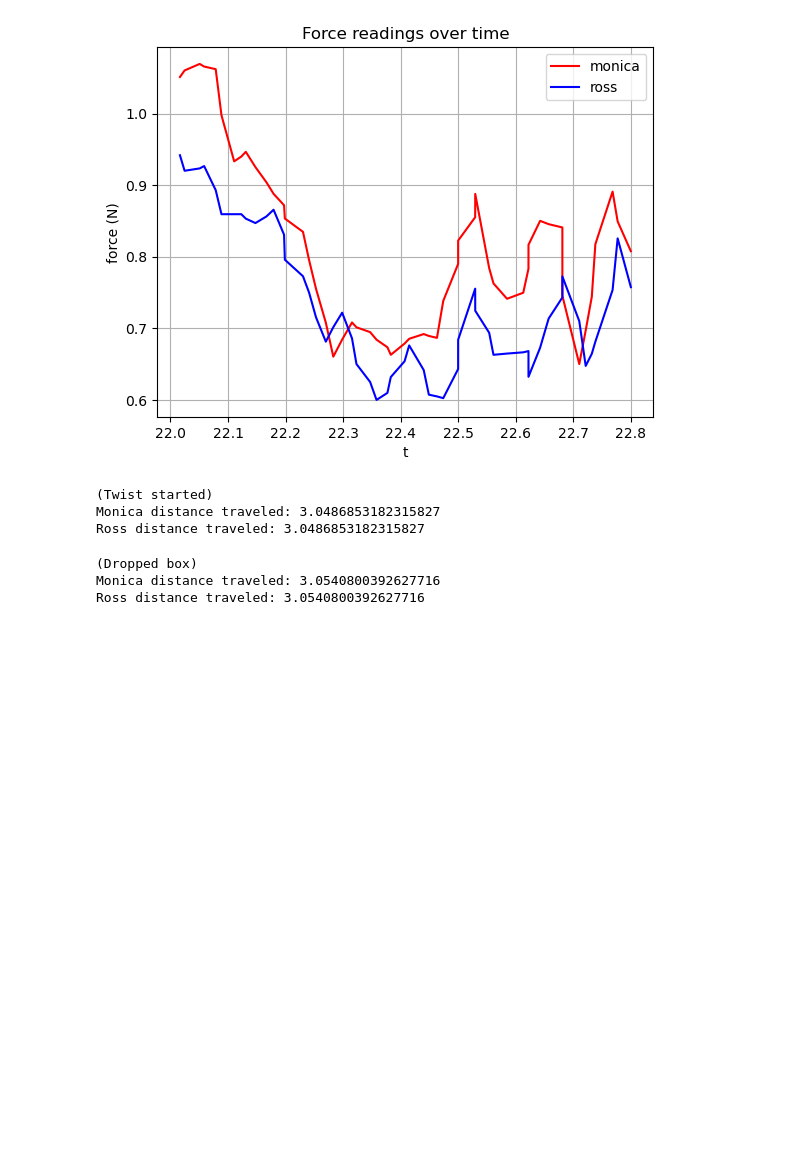
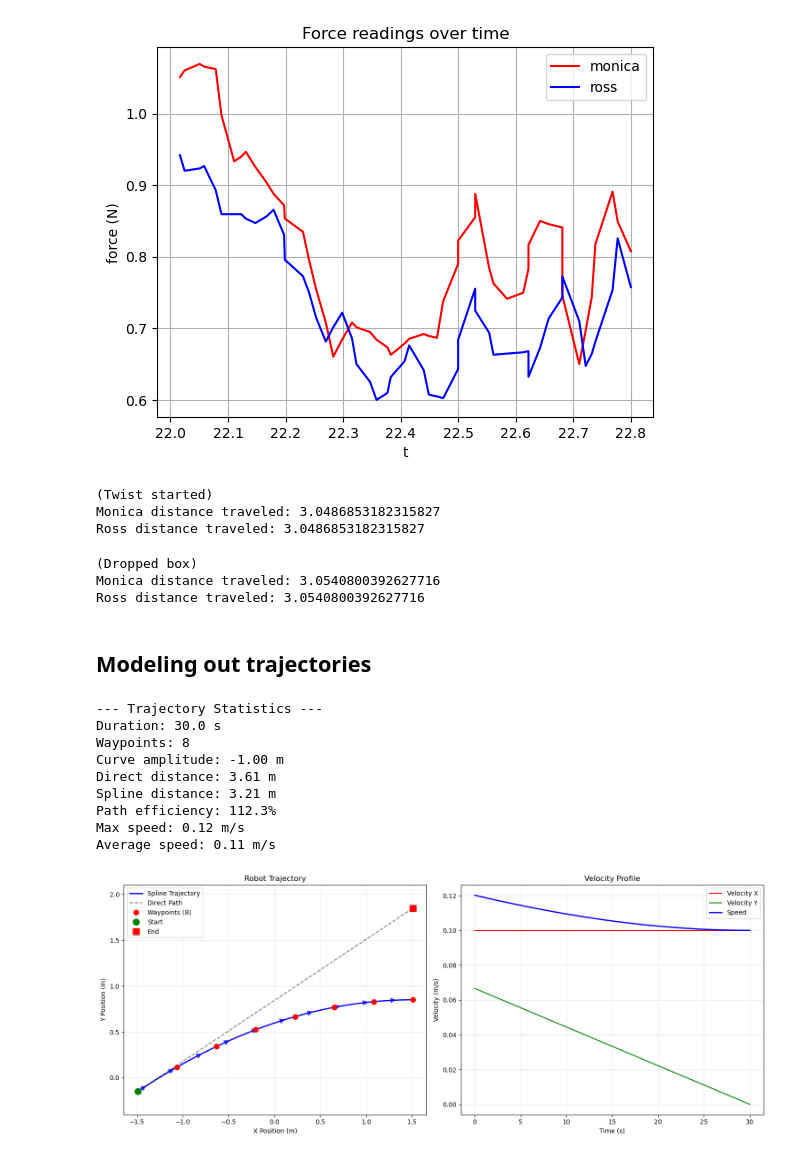
Before and after one commit to BCLab-UNM/MARIAM, a Jupyter notebook: analysis/vicon_experiments/vicon_experiments.ipynb, the cells around one changed output. Saved outputs shown, nothing was run; the diff lists cells and outputs as text; code cells hidden in the pictures; blank space fills up the shorter version.

Commit message:
added a section to plot spline trajectories

```diff
--- a/analysis/vicon_experiments/vicon_experiments.ipynb
+++ b/analysis/vicon_experiments/vicon_experiments.ipynb
@@ -397,3 +397,5 @@ print(
 (Dropped box)
 Monica distance traveled: 3.0540800392627716
 Ross distance traveled: 3.0540800392627716
+# %% [markdown]
+## Modeling out trajectories
@@ -399,0 +520,23 @@ Ross distance traveled: 3.0540800392627716
+# %%
+x0 = -1.49
+y0 = -0.15
+xf = 1.51
+yf = 1.85
+duration = 30.0
+num_waypoints = 8
+mag = -1.0
+
+fig = plot_trajectory(x0, y0, xf, yf, duration,
+                      num_waypoints, mag)
+plt.show()
+# %% [output]
+--- Trajectory Statistics ---
+Duration: 30.0 s
+Waypoints: 8
+Curve amplitude: -1.00 m
+Direct distance: 3.61 m
+Spline distance: 3.21 m
+Path efficiency: 112.3%
+Max speed: 0.12 m/s
+Average speed: 0.11 m/s
+[figure, added]
```
Also changed, not shown: parts of 1 cell of this notebook.
